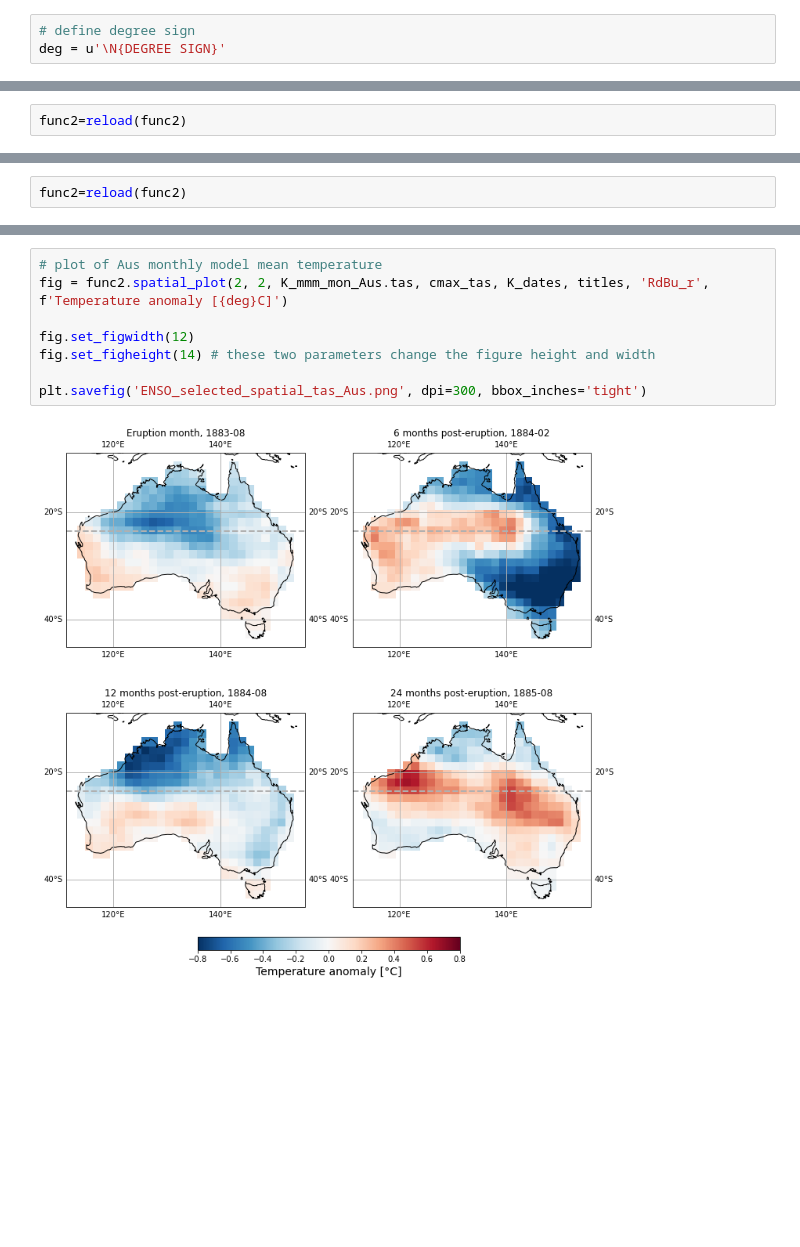
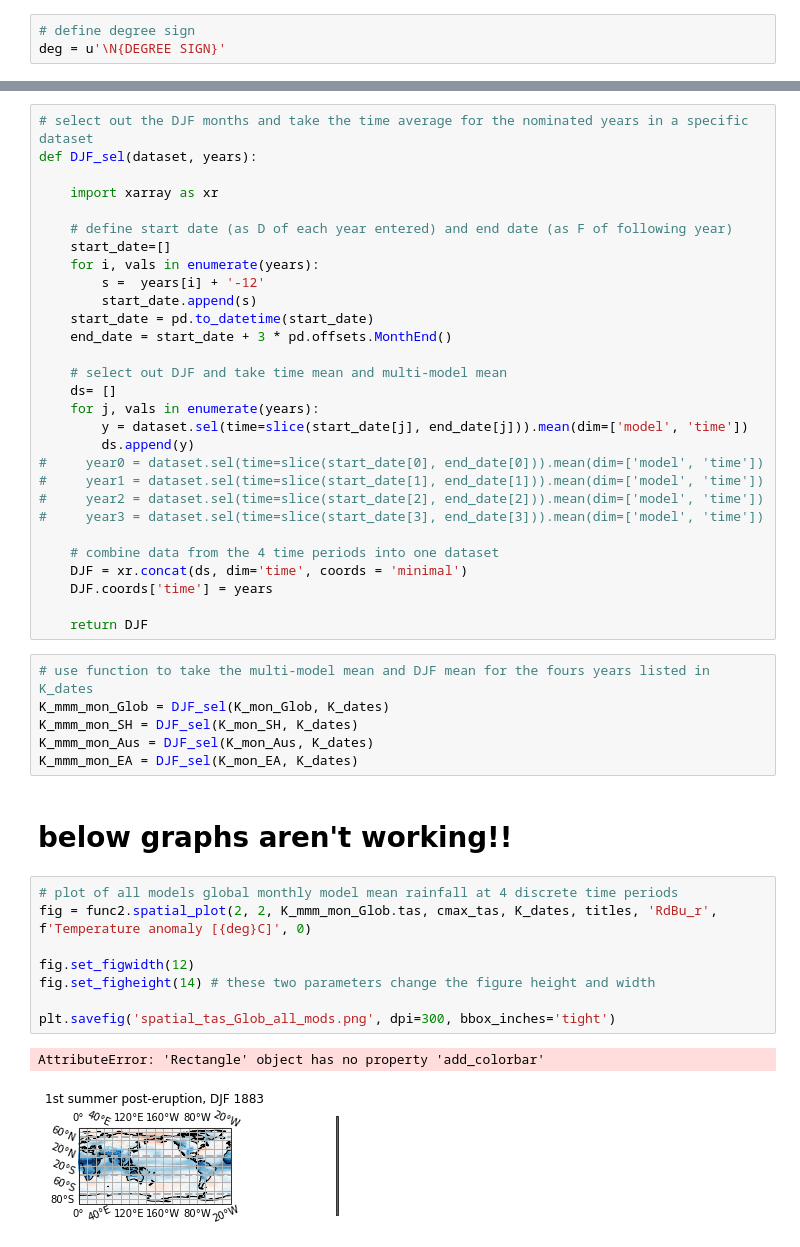
Before and after one commit to kbongi/masters_research, a Jupyter notebook: ENSO_selected_SEA_analysis_2020.12.22.ipynb, the cells around one changed output, grey strips where cells are left out. Cells and saved outputs as stored; diff of their text form; blank space fills up the shorter version.

```diff
--- a/ENSO_selected_SEA_analysis_2020.12.22.ipynb
+++ b/ENSO_selected_SEA_analysis_2020.12.22.ipynb
@@ -278,3 +169 @@ cmax_pr = 0.8
-# %%
-func2=reload(func2)
 # %%
@@ -314,2 +198,0 @@ Coordinates:
-# %%
-func2=reload(func2)
@@ -316,10 +251,48 @@ func2=reload(func2)
+# %%
+# select out the DJF months and take the time average for the nominated years in a specific dataset
+def DJF_sel(dataset, years):
+
+    import xarray as xr
+
+    # define start date (as D of each year entered) and end date (as F of following year)
+    start_date=[]
+    for i, vals in enumerate(years):
+        s =  years[i] + '-12'
+        start_date.append(s)
+    start_date = pd.to_datetime(start_date)
+    end_date = start_date + 3 * pd.offsets.MonthEnd()
+
+    # select out DJF and take time mean and multi-model mean
+    ds= []
+    for j, vals in enumerate(years):
+        y = dataset.sel(time=slice(start_date[j], end_date[j])).mean(dim=['model', 'time'])
+        ds.append(y)
+#     year0 = dataset.sel(time=slice(start_date[0], end_date[0])).mean(dim=['model', 'time'])
+#     year1 = dataset.sel(time=slice(start_date[1], end_date[1])).mean(dim=['model', 'time'])
+#     year2 = dataset.sel(time=slice(start_date[2], end_date[2])).mean(dim=['model', 'time'])
+#     year3 = dataset.sel(time=slice(start_date[3], end_date[3])).mean(dim=['model', 'time'])
+
+    # combine data from the 4 time periods into one dataset
+    DJF = xr.concat(ds, dim='time', coords = 'minimal')
+    DJF.coords['time'] = years
+
+    return DJF
+# %%
+# use function to take the multi-model mean and DJF mean for the fours years listed in K_dates
+K_mmm_mon_Glob = DJF_sel(K_mon_Glob, K_dates)
+K_mmm_mon_SH = DJF_sel(K_mon_SH, K_dates)
+K_mmm_mon_Aus = DJF_sel(K_mon_Aus, K_dates)
+K_mmm_mon_EA = DJF_sel(K_mon_EA, K_dates)
+# %% [markdown]
+# below graphs aren't working!!
 # %%
-# plot of Aus monthly model mean temperature
-fig = func2.spatial_plot(2, 2, K_mmm_mon_Aus.tas, cmax_tas, K_dates, titles, 'RdBu_r', f'Temperature anomaly [{deg}C]')
+# plot of all models global monthly model mean rainfall at 4 discrete time periods
+fig = func2.spatial_plot(2, 2, K_mmm_mon_Glob.tas, cmax_tas, K_dates, titles, 'RdBu_r', f'Temperature anomaly [{deg}C]', 0)
 
 fig.set_figwidth(12)
 fig.set_figheight(14) # these two parameters change the figure height and width
 
-plt.savefig('ENSO_selected_spatial_tas_Aus.png', dpi=300, bbox_inches='tight')
+plt.savefig('spatial_tas_Glob_all_mods.png', dpi=300, bbox_inches='tight')
 # %% [output]
+AttributeError: 'Rectangle' object has no property 'add_colorbar'
-[figure, old version]
+[figure, new version]
```
Also changed, not shown: parts of 44 cells of this notebook.
